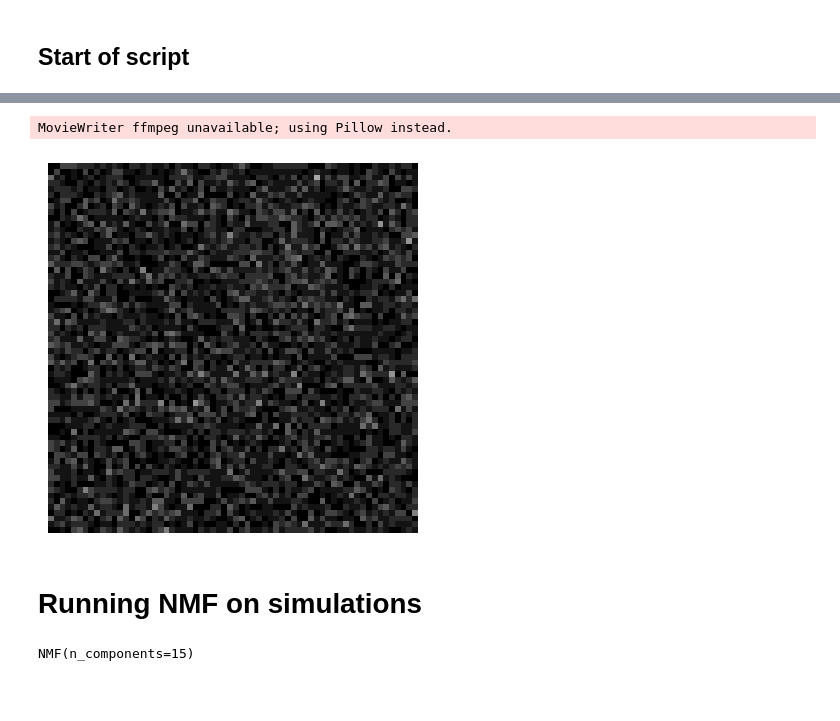
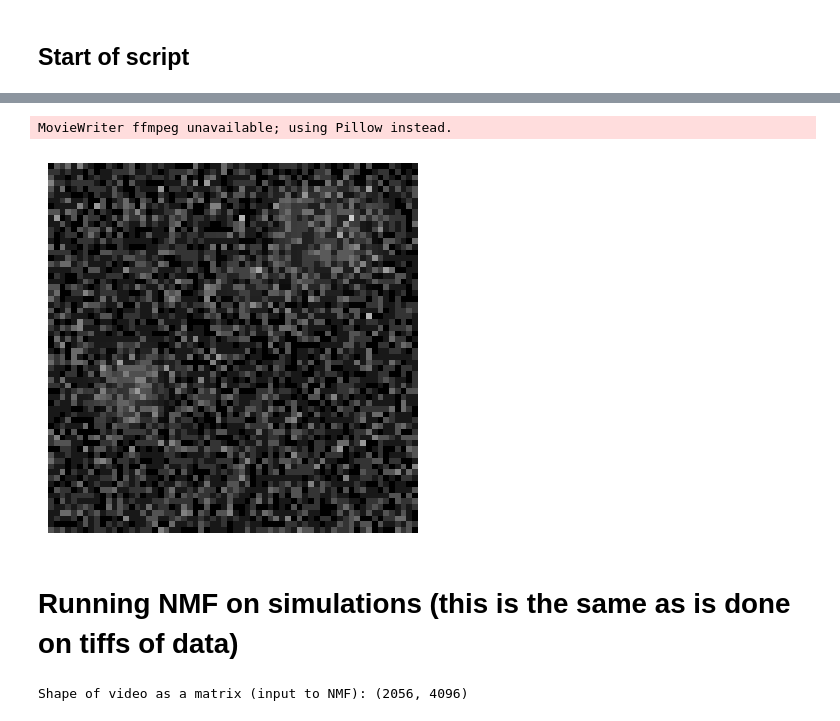
Before and after one commit to juremaj/barrel-patch_analysis, a Jupyter notebook: notebooks/nmf_simulations.ipynb, the cells around one changed output, grey strips where cells are left out. Drawn from its saved outputs; the diff is of its cells as text; code cells hidden in the pictures; blank space fills up the shorter version.

```diff
--- a/notebooks/nmf_simulations.ipynb
+++ b/notebooks/nmf_simulations.ipynb
@@ -34,0 +164,14 @@ def make_sim_path(sim_id):
+# %%
+def animate_movie(movie):
+    fig = plt.figure()
+    im = plt.imshow(-movie[0,:,:], vmin=-np.max(movie), vmax=0, cmap='Greys')
+    plt.axis('off')
+
+    def ani_fun(i):
+        im.set_array(-movie[i,:,:])
+        return([im])
+
+    anim = animation.FuncAnimation(fig, ani_fun,
+                                   frames=movie.shape[0], interval=20, blit=True)
+
+    anim.save(f'{sim_path}/anim.gif', fps=30)
@@ -48,7 +193,7 @@ class SimParams:
         self.kernel_range = 256
         self.im_noise = 1.5
         self.smoothing_sigma = 2
-        self.n_patches = 10
+        self.n_patches = 5
         self.act_scaling = 3
 
 params = SimParams()
@@ -118,0 +214,2 @@ plt.show()
+# %%
+truth_pxs, truth_ts, movie = run_simulation(params)
@@ -119,28 +220,18 @@ plt.show()
 # %%
 # make animation
-fig = plt.figure()
-im = plt.imshow(-movie[:,:,0], vmin=-np.max(movie), vmax=0, cmap='Greys')
-plt.axis('off')
-
-def ani_fun(i):
-    im.set_array(-movie[:,:,i])
-    return([im])
-
-anim = animation.FuncAnimation(fig, ani_fun,
-                               frames=movie.shape[2], interval=20, blit=True)
-
-anim.save(f'{sim_path}/test_anim.gif', fps=30)
+animate_movie(movie)
 # %% [output]
 MovieWriter ffmpeg unavailable; using Pillow instead.
-[figure, old version]
+[figure, new version]
 # %% [markdown]
-# Running NMF on simulations
+# Running NMF on simulations (this is the same as is done on tiffs of data)
+# %%
+movie_flat = np.reshape(movie, (movie.shape[0] , movie.shape[1]*movie.shape[2]))
+print(f'Shape of video as a matrix (input to NMF): {movie_flat.shape}')
+# %% [output]
+Shape of video as a matrix (input to NMF): (2056, 4096)
 # %%
 # run nmf on pixels
-data = np.reshape(movie+1, (xy_px**2, t_max)).T
 nmf_px = NMF(n_components=n_components)
-#nmf_px.fit(data)
-nmf_px.fit(data)
+nmf_px.fit(movie_flat);
-# %% [output]
-NMF(n_components=15)
 # %%
```
Also changed, not shown: parts of 30 cells of this notebook, 2 other files.
